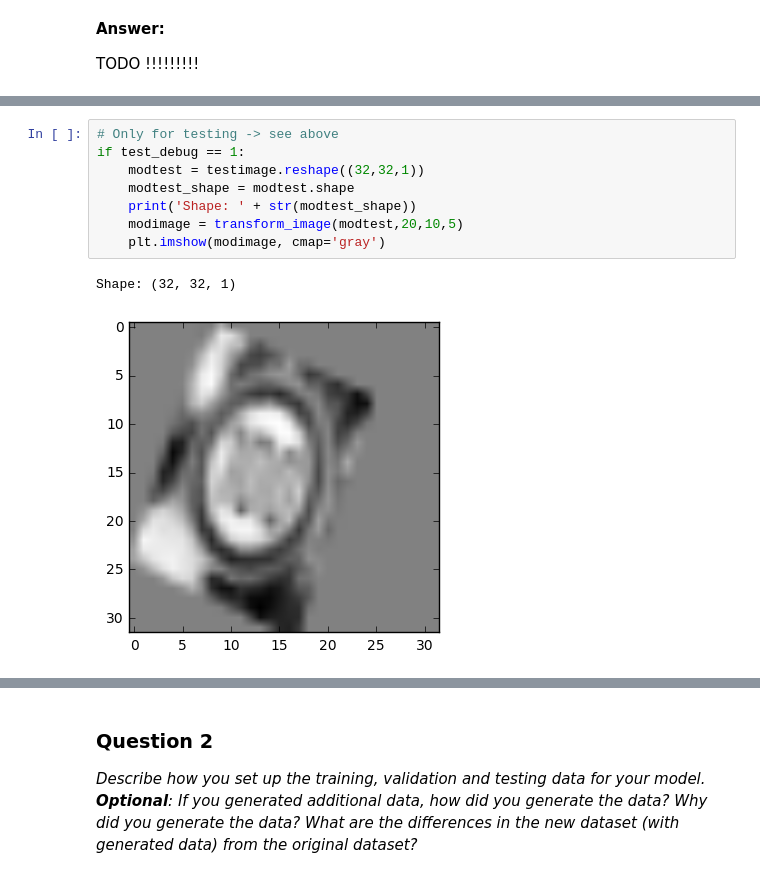
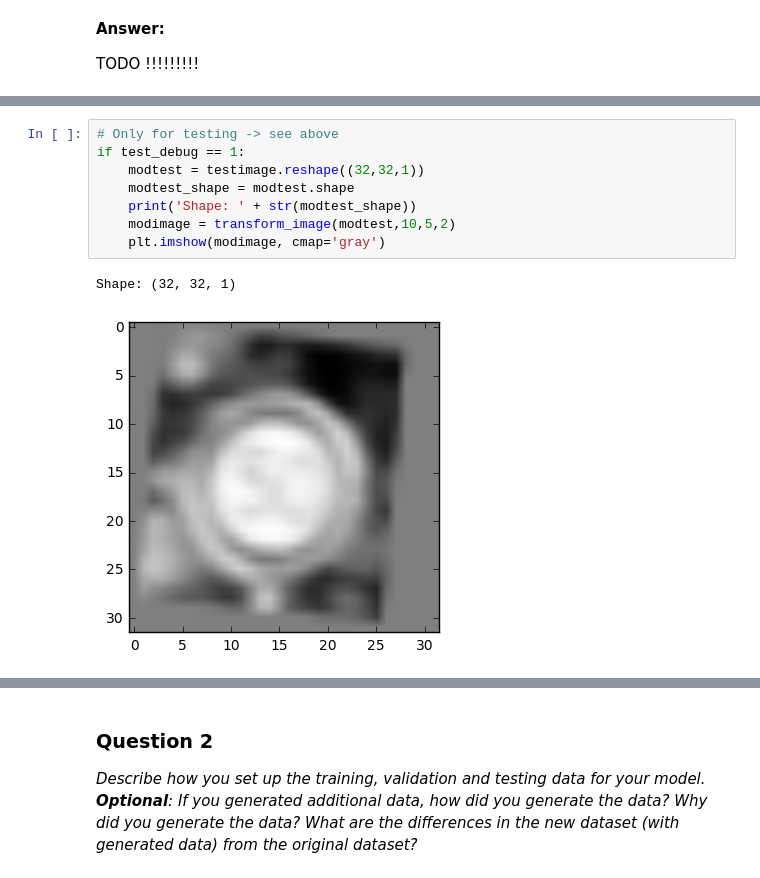
Before and after one commit to gada1982/CarND-Traffic-Sign-Classifier-Project, a Jupyter notebook: Traffic_Sign_Classifier.ipynb, the cells around one changed output, grey strips where cells are left out. Cells and saved outputs as stored; diff of their text form.

```diff
--- a/Traffic_Sign_Classifier.ipynb
+++ b/Traffic_Sign_Classifier.ipynb
@@ -266,14 +266,14 @@ Shape: (32, 32)
 # %%
 # Only for testing -> see above
 if test_debug == 1:
     modtest = testimage.reshape((32,32,1))
     modtest_shape = modtest.shape
     print('Shape: ' + str(modtest_shape))
-    modimage = transform_image(modtest,20,10,5)
+    modimage = transform_image(modtest,10,5,2)
     plt.imshow(modimage, cmap='gray')
 # %% [output]
 Shape: (32, 32, 1)
-[figure, old version]
+[figure, new version]
 # %%
 # Only for testing -> see above
 if test_debug == 3:
```
Also changed, not shown: parts of 12 cells of this notebook.
